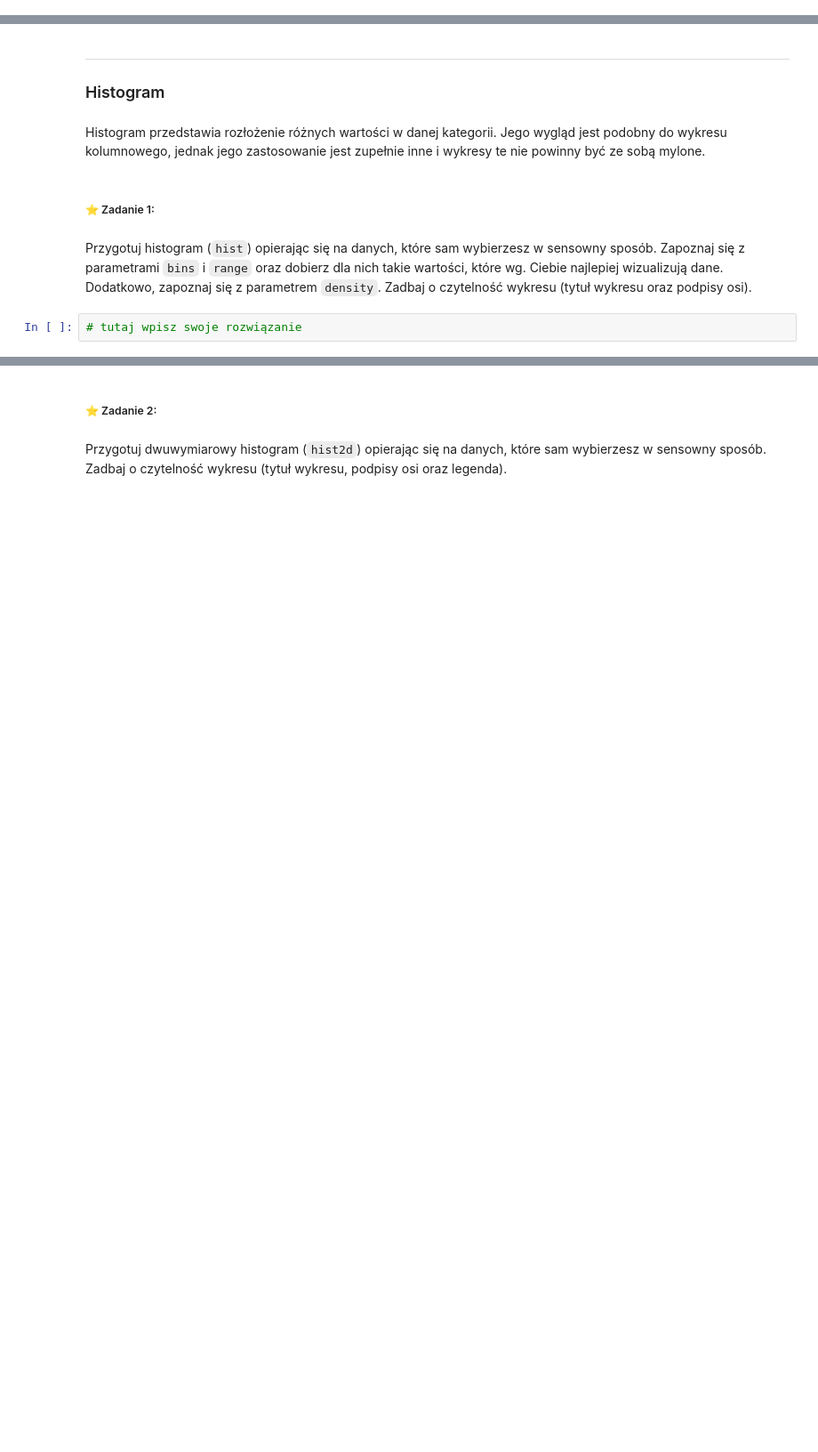
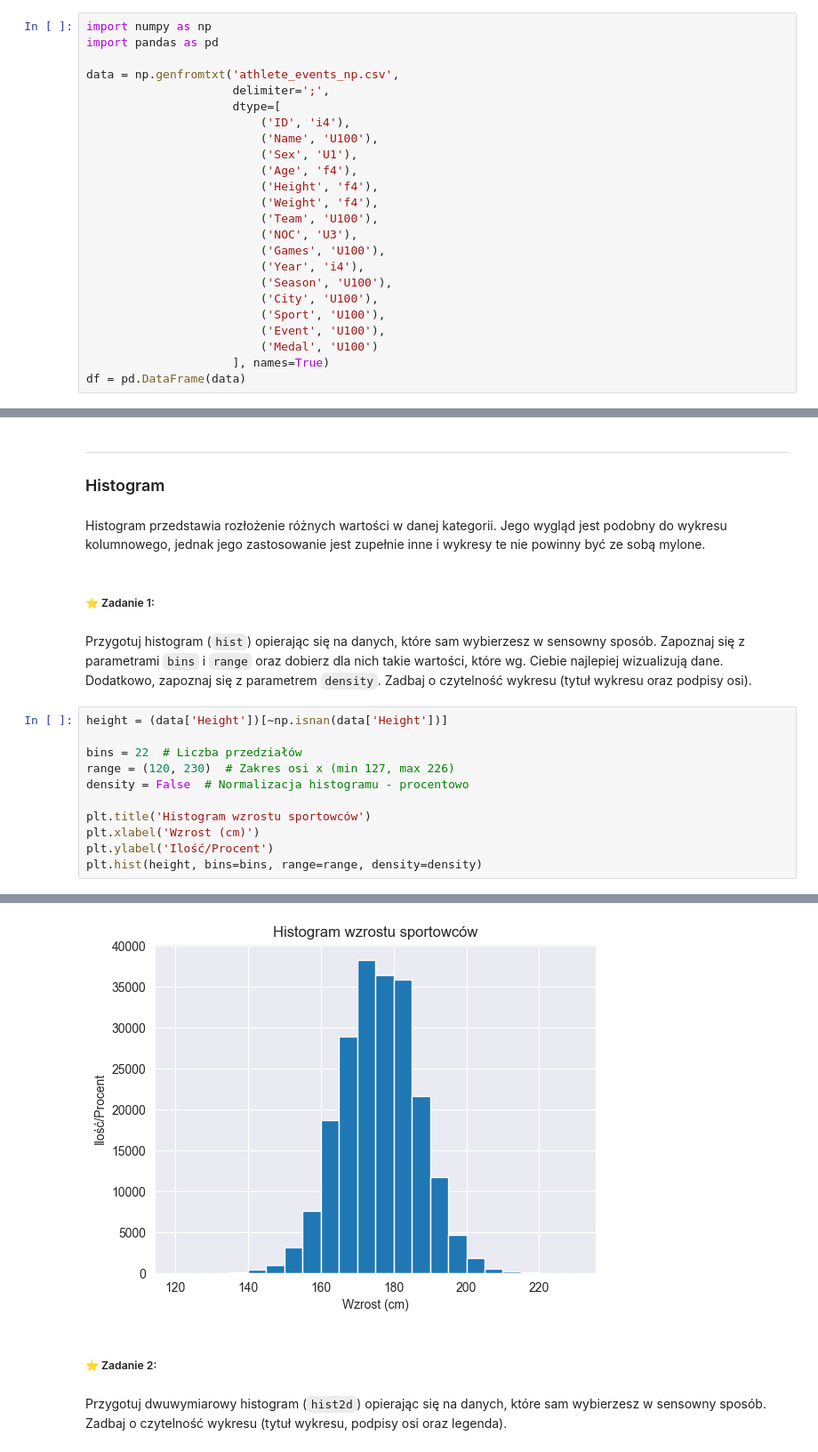
Before and after one commit to kambed/DataVisualization, a Jupyter notebook: matplotlib.ipynb, the cells around one changed output, grey strips where cells are left out. Shown: that part at 89% size. Saved outputs shown, nothing was run; the diff lists cells and outputs as text; blank space fills up the shorter version.

```diff
--- a/matplotlib.ipynb
+++ b/matplotlib.ipynb
@@ -9,0 +7,24 @@ import pandas as pd
+# %%
+import numpy as np
+import pandas as pd
+
+data = np.genfromtxt('athlete_events_np.csv',
+                     delimiter=';',
+                     dtype=[
+                         ('ID', 'i4'),
+                         ('Name', 'U100'),
+                         ('Sex', 'U1'),
+                         ('Age', 'f4'),
+                         ('Height', 'f4'),
+                         ('Weight', 'f4'),
+                         ('Team', 'U100'),
+                         ('NOC', 'U3'),
+                         ('Games', 'U100'),
+                         ('Year', 'i4'),
+                         ('Season', 'U100'),
+                         ('City', 'U100'),
+                         ('Sport', 'U100'),
+                         ('Event', 'U100'),
+                         ('Medal', 'U100')
+                     ], names=True)
+df = pd.DataFrame(data)
@@ -16,5 +55,15 @@ Histogram przedstawia rozłożenie różnych wartości w danej kategorii. Jego w
 ##### ⭐ Zadanie 1:
 # %% [markdown]
 Przygotuj histogram (`hist`) opierając się na danych, które sam wybierzesz w sensowny sposób. Zapoznaj się z parametrami `bins` i `range` oraz dobierz dla nich takie wartości, które wg. Ciebie najlepiej wizualizują dane. Dodatkowo, zapoznaj się z parametrem `density`. Zadbaj o czytelność wykresu (tytuł wykresu oraz podpisy osi).
-# %%
-# tutaj wpisz swoje rozwiązanie
+# %%
+height = (data['Height'])[~np.isnan(data['Height'])]
+
+bins = 22  # Liczba przedziałów
+range = (120, 230)  # Zakres osi x (min 127, max 226)
+density = False  # Normalizacja histogramu - procentowo
+
+plt.title('Histogram wzrostu sportowców')
+plt.xlabel('Wzrost (cm)')
+plt.ylabel('Ilość/Procent')
+plt.hist(height, bins=bins, range=range, density=density)
+# %% [output]
@@ -21,3 +79,4 @@ Przygotuj histogram (`hist`) opierając się na danych, które sam wybierzesz w
+[figure, added]
 # %% [markdown]
 ##### ⭐ Zadanie 2:
 # %% [markdown]
```
Also changed, not shown: parts of 9 cells of this notebook, 2 other files.
